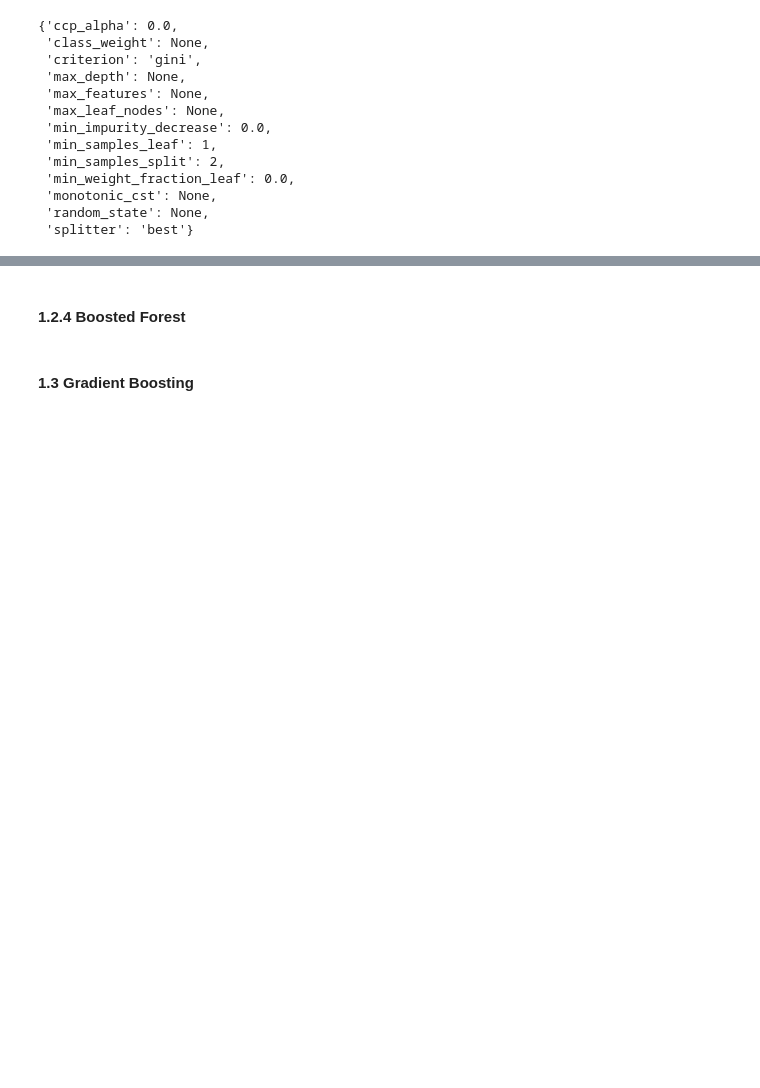
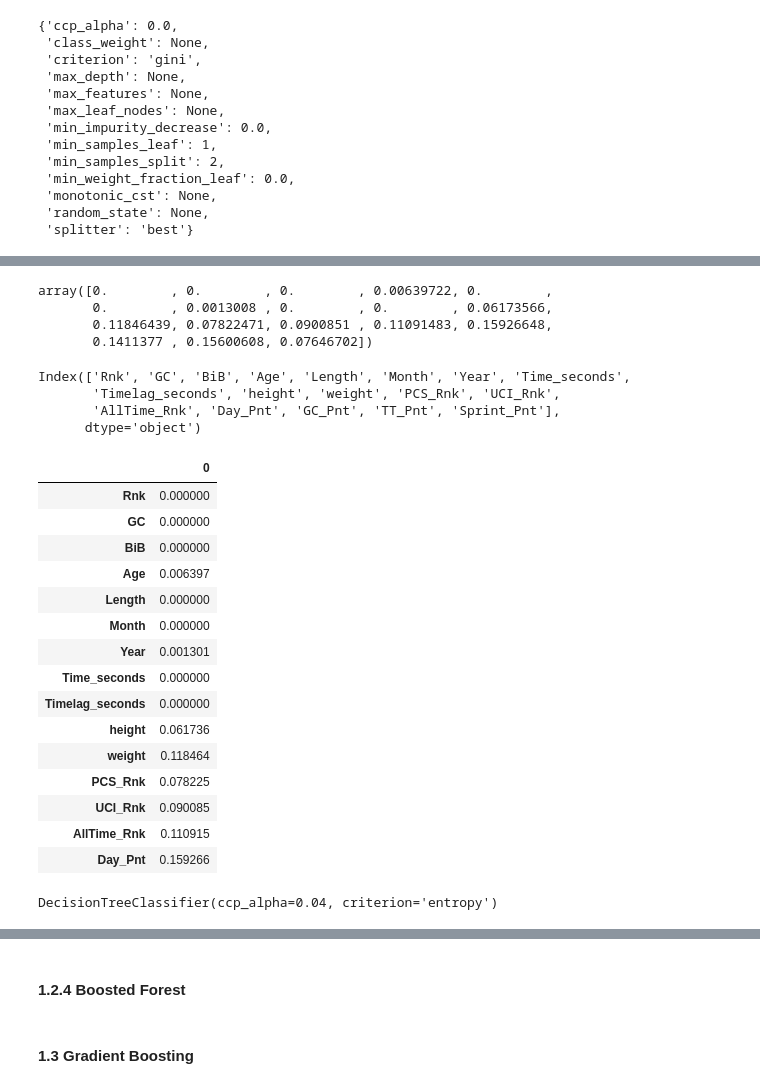
Before and after one commit to thmaz/DatSci_PI7-1, a Jupyter notebook: pi7-3.ipynb, the cells around one changed output, grey strips where cells are left out. Saved outputs shown, nothing was run; the diff lists cells and outputs as text; code cells hidden in the pictures; blank space fills up the shorter version.

```diff
--- a/pi7-3.ipynb
+++ b/pi7-3.ipynb
@@ -324,7 +324,7 @@ Data columns (total 26 columns):
 dtypes: float64(17), int32(2), int64(1), object(6)
 memory usage: 9.1+ MB
 # %%
-df_dtc = df.drop(columns = ['UCI', 'Pnt', 'Stage_Type_bin'])
+df_dtc = df.drop(columns = ['UCI', 'Pnt', 'Stage_Type_bin', 'Rider', 'fullname', 'team', 'country'])
 df_dtc = df_dtc.dropna()
 # %%
 df_dtc.info()
@@ -349,6 +349,6 @@ memory usage: 2.1+ MB
 # %%
-X = df_dtc.iloc[:, 0:22] # adjust row val
-y = df_dtc.iloc[:, 22]
+X = df_dtc.iloc[:, 0:18] # adjust row val
+y = df_dtc.iloc[:, 18]
 # %%
 from sklearn.model_selection import train_test_split
 X_train, X_test, y_train, y_test = train_test_split(X, y, random_state=17, test_size=0.2)
@@ -393,0 +414,41 @@ ValueError: could not convert string to float: 'BURGHARDT Marcus'
+# %%
+dtc.feature_importances_
+# %% [output]
+array([0.        , 0.        , 0.        , 0.00639722, 0.        ,
+       0.        , 0.0013008 , 0.        , 0.        , 0.06173566,
+       0.11846439, 0.07822471, 0.0900851 , 0.11091483, 0.15926648,
+       0.1411377 , 0.15600608, 0.07646702])
+# %%
+X.columns
+# %% [output]
+Index(['Rnk', 'GC', 'BiB', 'Age', 'Length', 'Month', 'Year', 'Time_seconds',
+       'Timelag_seconds', 'height', 'weight', 'PCS_Rnk', 'UCI_Rnk',
+       'AllTime_Rnk', 'Day_Pnt', 'GC_Pnt', 'TT_Pnt', 'Sprint_Pnt'],
+      dtype='object')
+# %%
+features = pd.DataFrame(dtc.feature_importances_, index= X.columns)
+
+features.head(15)
+# %% [output]
+|  | 0 |
+| Rnk | 0.000000 |
+| GC | 0.000000 |
+| BiB | 0.000000 |
+| Age | 0.006397 |
+| Length | 0.000000 |
+| Month | 0.000000 |
+| Year | 0.001301 |
+| Time_seconds | 0.000000 |
+| Timelag_seconds | 0.000000 |
+| height | 0.061736 |
+| weight | 0.118464 |
+| PCS_Rnk | 0.078225 |
+| UCI_Rnk | 0.090085 |
+| AllTime_Rnk | 0.110915 |
+| Day_Pnt | 0.159266 |
+# %%
+dtc2 = DecisionTreeClassifier(criterion= 'entropy', ccp_alpha = 0.04)
+
+dtc2.fit(X_train, y_train)
+# %% [output]
+DecisionTreeClassifier(ccp_alpha=0.04, criterion='entropy')
```
Also changed, not shown: parts of 9 cells of this notebook.
